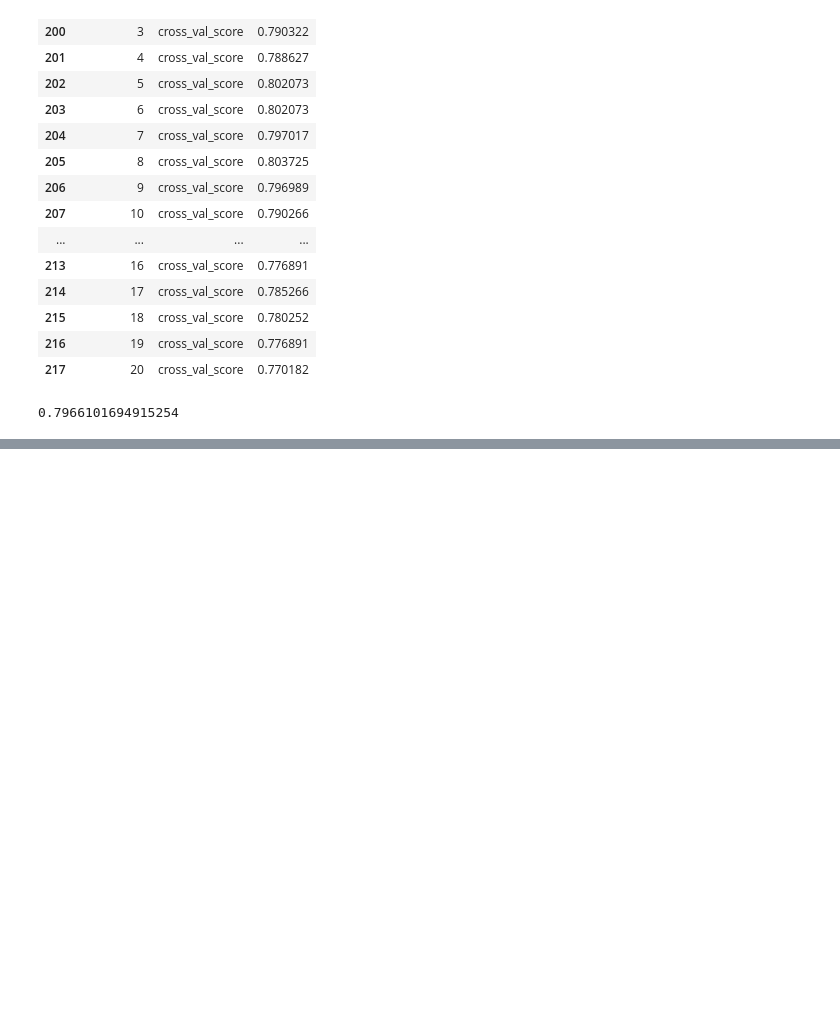
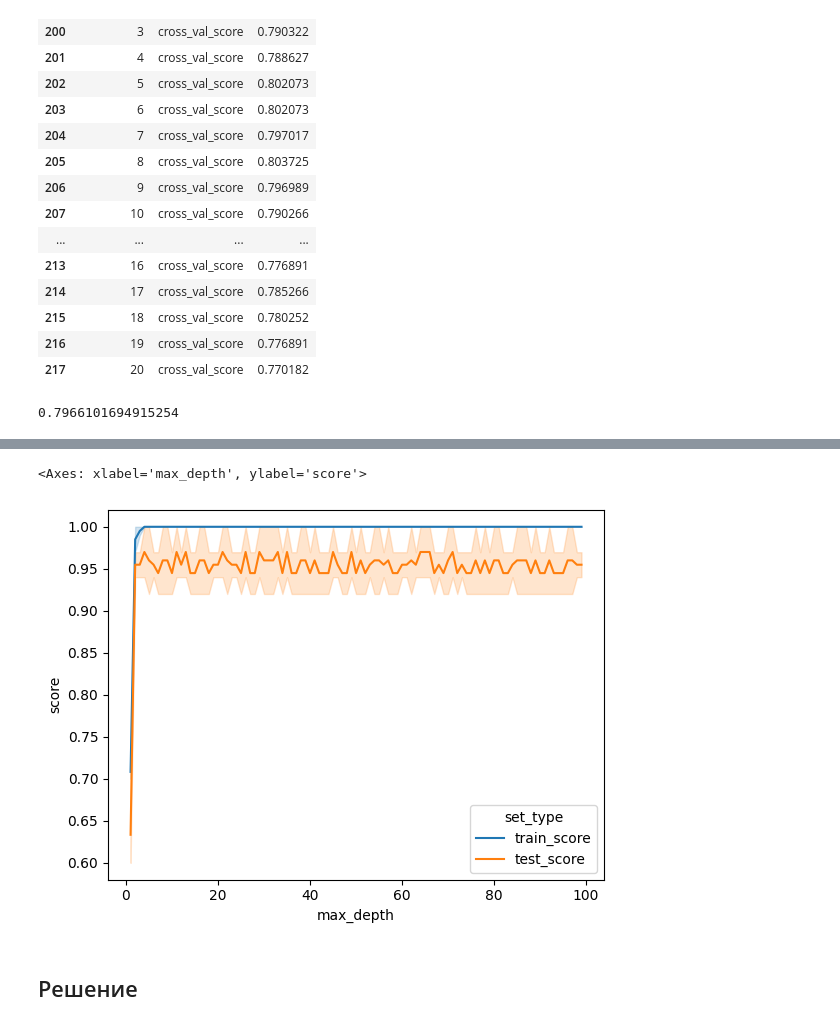
Before and after one commit to FlameDanita/DS-ML_courses, a Jupyter notebook: Введение в Data Science и машинное обучение/2. Решающие деревья/2.4 Обучение, переобучение, недообучение и кросвалидация.ipynb, the cells around one changed output, grey strips where cells are left out. Saved outputs shown, nothing was run; the diff lists cells and outputs as text; code cells hidden in the pictures; blank space fills up the shorter version.

```diff
--- a/Введение в Data Science и машинное обучение/2. Решающие деревья/2.4 Обучение, переобучение, недообучение и кросвалидация.ipynb
+++ b/Введение в Data Science и машинное обучение/2. Решающие деревья/2.4 Обучение, переобучение, недообучение и кросвалидация.ipynb
@@ -170,0 +203,12 @@ cross_val_score(clf, X_test, y_test, cv=5).mean()
+# %%
+# Считываем базы
+df_train = pd.read_csv('train_iris.csv', index_col=0)
+df_test = pd.read_csv("test_iris.csv", index_col=0)
+
+#Удаляем ненужные столбцы и тот, который будем предсказывать:
+X_train = df_train.drop(['species'], axis=1)
+X_test = df_test.drop(['species'], axis=1)
+
+#Создаем переменную, которую предсказываем:
+y_train = df_train.species
+y_test = df_test.species
@@ -170,0 +226,26 @@ cross_val_score(clf, X_test, y_test, cv=5).mean()
+# %%
+# Добавляем согласно условию:
+rs = np.random.seed(0)
+
+#Определяем новую базу:
+score_data = pd.DataFrame()
+
+#Определяем переменную max_depth_values:
+max_depth_values = range(1, 100)
+
+#пишем цикл для поиска оптимальной глубины и сохраняем полученные данные в новую базу:
+for max_depth in max_depth_values:
+    clf = tree.DecisionTreeClassifier(criterion='entropy', max_depth=max_depth, random_state=rs)
+    clf.fit(X_train, y_train)
+
+    train_score = clf.score(X_train, y_train)
+    test_score = clf.score(X_test, y_test)
+
+    mean_cross_val_score = cross_val_score(clf, X_train, y_train, cv=5).mean()
+
+    temp_score_data = pd.DataFrame({'max_depth': [max_depth],
+                                    'train_score': [train_score],
+                                    'test_score': [test_score],
+                                    'cross_val_score': [mean_cross_val_score]})
+
+    scores_data = pd.concat([scores_data, temp_score_data])
@@ -170,0 +268,4 @@ cross_val_score(clf, X_test, y_test, cv=5).mean()
+# %%
+scores_data_long = pd.melt(scores_data, id_vars=['max_depth'], value_vars=['train_score', 'test_score',],
+                var_name='set_type', value_name='score')
+scores_data_long.head()
@@ -170,0 +279,7 @@ cross_val_score(clf, X_test, y_test, cv=5).mean()
+# %%
+sns.lineplot(x='max_depth', y='score', hue='set_type', data=scores_data_long)
+# %% [output]
+<Axes: xlabel='max_depth', ylabel='score'>
+[figure, added]
+# %% [markdown]
+## Решение
```
Also changed, not shown: parts of 12 cells of this notebook, 3 other files.
